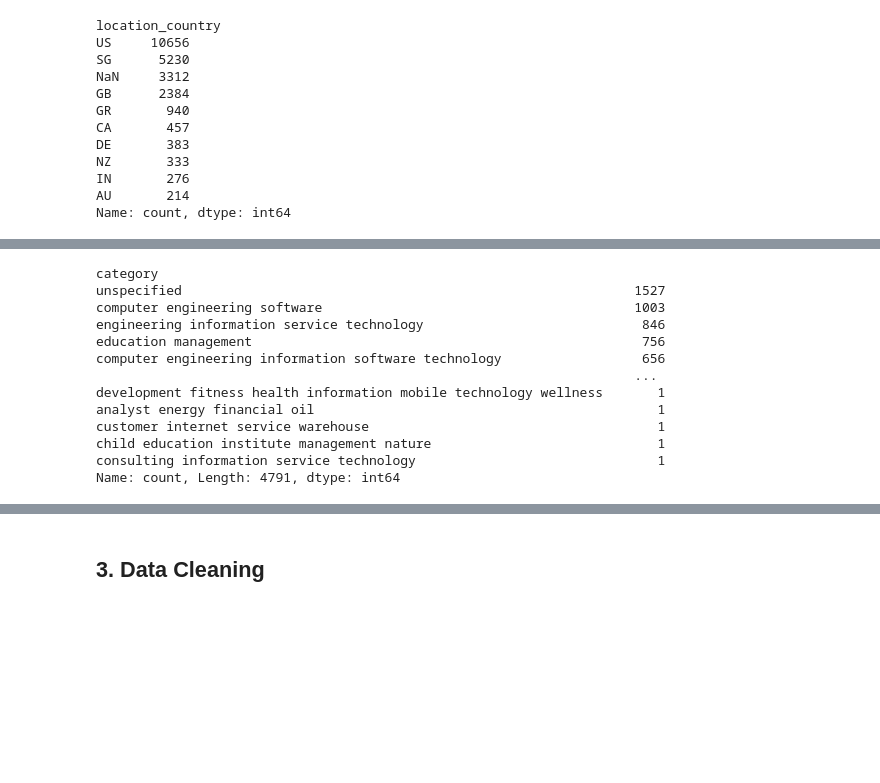
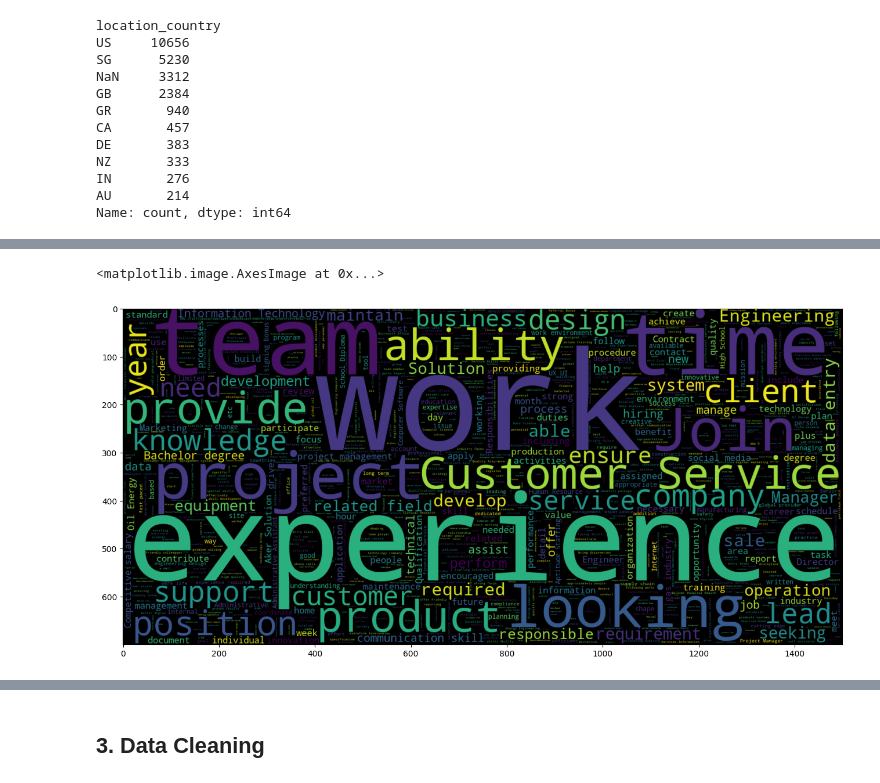
Before and after one commit to heyvinnnny/Team-31-Fraud-Analytics, a Jupyter notebook: Data Preprocessing/Data Preprocessing.ipynb, the cells around one changed output, grey strips where cells are left out. Saved outputs shown, nothing was run; the diff lists cells and outputs as text; code cells hidden in the pictures; blank space fills up the shorter version.

Commit message:
Combined full_text and category and change the structure

```diff
--- a/Data Preprocessing/Data Preprocessing.ipynb
+++ b/Data Preprocessing/Data Preprocessing.ipynb
@@ -256,7 +212,7 @@ dataset[['company_profile']] = dataset[['company_profile']].fillna('')
 dataset[['description']] = dataset[['description']].fillna('')
 dataset[['requirements']] = dataset[['requirements']].fillna('')
 dataset[['benefits']] = dataset[['benefits']].fillna('')
-dataset['full_text'] = dataset['title'] + ' ' + dataset['company_profile'] + ' ' + dataset['description'] + ' ' + dataset['requirements'] + ' ' + dataset['benefits']
+dataset['text'] = dataset['title'] + ' ' + dataset['company_profile'] + ' ' + dataset['description'] + ' ' + dataset['requirements'] + ' ' + dataset['benefits']
 
 dataset.head()
 # %% [output]
@@ -372 +394,4 @@ dataset['high_salary'] = dataset['full_text'].apply(check_high_salary)
+# %%
+fraud_text = dataset[dataset.fraudulent == 1].full_text
+nofraud_text = dataset[dataset.fraudulent == 0].full_text
 # %%
@@ -393,26 +412,0 @@ for strs in str_list:
-# %%
-# combine into 'category'
-dataset[['department']] = dataset[['department']].fillna('')
-dataset[['industry']] = dataset[['industry']].fillna('')
-dataset[['function']] = dataset[['function']].fillna('')
-dataset['category'] = dataset['department'] + ' ' + dataset['industry'] + ' ' + dataset['function']
-
-punctuations = string.punctuation
-stop_words = spacy.lang.en.stop_words.STOP_WORDS
-nlp = spacy.load("en_core_web_md")
-
-def transform(text):
-    tokens = nlp(text.lower())
-    tokens = list(set(tokens)) # remove duplicates before processing
-    tokens = [word.lemma_ if word.lemma_ != "-PRON-" else word for word in tokens]
-    tokens = [word for word in tokens if word not in stop_words and word not in punctuations]
-    tokens = list(set(tokens)) # remove duplicates after processing
-    tokens.sort() # order words by a standard format so categories with same words can be grouped together
-    output = " ".join(tokens)
-    output = re.sub('\s{2,}', " ", output).strip()
-    return output
-
-dataset['category'] = dataset['category'].map(transform)
-dataset[['category']] = dataset[['category']].map(lambda x: 'unspecified' if x == '' else x)
-
-dataset.head()
@@ -445,24 +429,11 @@ Name: count, Length: 356, dtype: int64
-# %%
-nofraud_cat.value_counts(dropna=False)
-# %% [output]
-category
-unspecified                                                          1527
-computer engineering software                                        1003
-engineering information service technology                            846
-education management                                                  756
-computer engineering information software technology                  656
-                                                                     ...
-development fitness health information mobile technology wellness       1
-analyst energy financial oil                                            1
-customer internet service warehouse                                     1
-child education institute management nature                             1
-consulting information service technology                               1
-Name: count, Length: 4791, dtype: int64
 # %%
 STOPWORDS = spacy.lang.en.stop_words.STOP_WORDS
 plt.figure(figsize = (16,8))
-wc = WordCloud(min_font_size = 3,  max_words = 2000 , width = 1500 , height = 700 , stopwords = STOPWORDS).generate(str(" ".join(fraud_cat)))
+wc = WordCloud(min_font_size = 3,  max_words = 2000 , width = 1500 , height = 700 , stopwords = STOPWORDS).generate(str(" ".join(fraud_text)))
 plt.imshow(wc,interpolation = 'bilinear')
+# %% [output]
+<matplotlib.image.AxesImage at 0x...>
+[figure, added]
 # %%
 STOPWORDS = spacy.lang.en.stop_words.STOP_WORDS
 plt.figure(figsize = (16,8))
```
Also changed, not shown: parts of 25 cells of this notebook.
